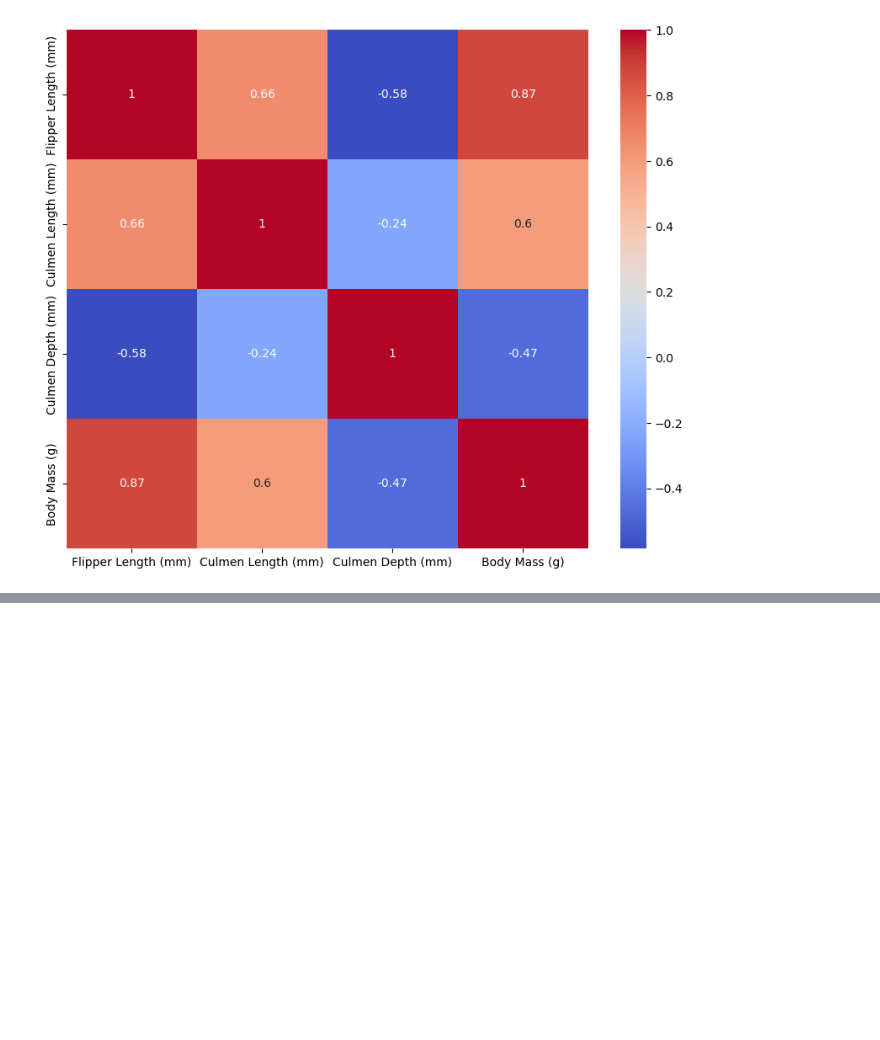
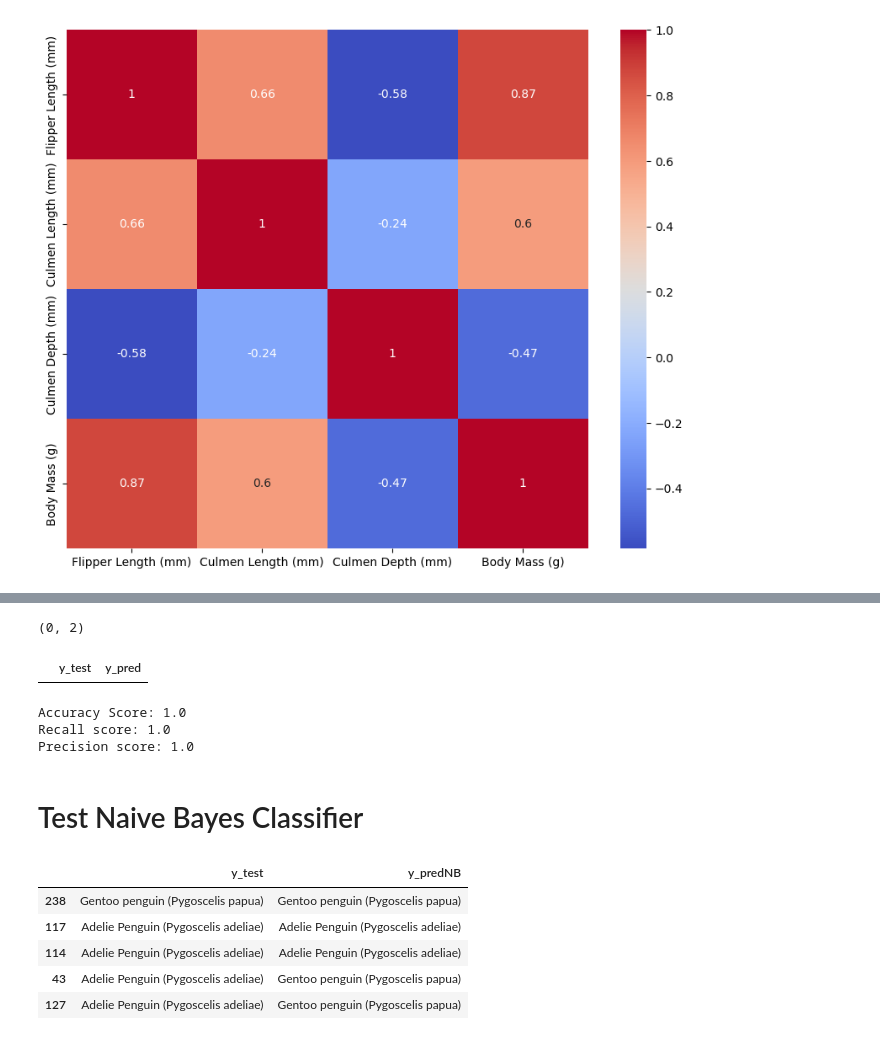
Before and after one commit to sorzit/PENGUINS, a Jupyter notebook: Penguin Jupyter.ipynb, the cells around one changed output, grey strips where cells are left out. Cells and saved outputs as stored; diff of their text form; code cells hidden in the pictures; blank space fills up the shorter version.

```diff
--- a/Penguin Jupyter.ipynb
+++ b/Penguin Jupyter.ipynb
@@ -172,0 +221,49 @@ test_pred.head()
+# %%
+# Find instances where the classificatio algorithm was incorrect
+incorrect = test_pred[test_pred['y_test'] != test_pred['y_pred']]
+print(incorrect.shape)
+incorrect.head()
+# %% [output]
+(0, 2)
+|  | y_test | y_pred |
+# %%
+from sklearn.metrics import accuracy_score
+from sklearn.metrics import recall_score
+from sklearn.metrics import precision_score
+
+# Calculate scores
+accuracy = accuracy_score(y_test, y_pred)
+recall = recall_score(y_test, y_pred, average = 'macro')
+precision = precision_score(y_test, y_pred, average = 'macro')
+print(f"Accuracy Score: {accuracy}")
+print(f"Recall score: {recall}")
+print(f"Precision score: {precision}")
+# %% [output]
+Accuracy Score: 1.0
+Recall score: 1.0
+Precision score: 1.0
+# %% [markdown]
+# Test Naive Bayes Classifier
+# %%
+# import the packages
+
+from sklearn.naive_bayes import MultinomialNB
+
+# instantiate the model (using the default parameters)
+mnb = MultinomialNB()
+
+# fit the model with data
+mnb.fit(X_train, y_train)
+y_predNB = mnb.predict(X_test)
+# %%
+#Create dataframe to compare
+dataNB = {'y_test': y_test, 'y_predNB': y_predNB}
+test_predNB = pd.DataFrame(dataNB)
+test_predNB.head()
+# %% [output]
+|  | y_test | y_predNB |
+| 238 | Gentoo penguin (Pygoscelis papua) | Gentoo penguin (Pygoscelis papua) |
+| 117 | Adelie Penguin (Pygoscelis adeliae) | Adelie Penguin (Pygoscelis adeliae) |
+| 114 | Adelie Penguin (Pygoscelis adeliae) | Adelie Penguin (Pygoscelis adeliae) |
+| 43 | Adelie Penguin (Pygoscelis adeliae) | Gentoo penguin (Pygoscelis papua) |
+| 127 | Adelie Penguin (Pygoscelis adeliae) | Gentoo penguin (Pygoscelis papua) |
```
Also changed, not shown: parts of 41 cells of this notebook.
